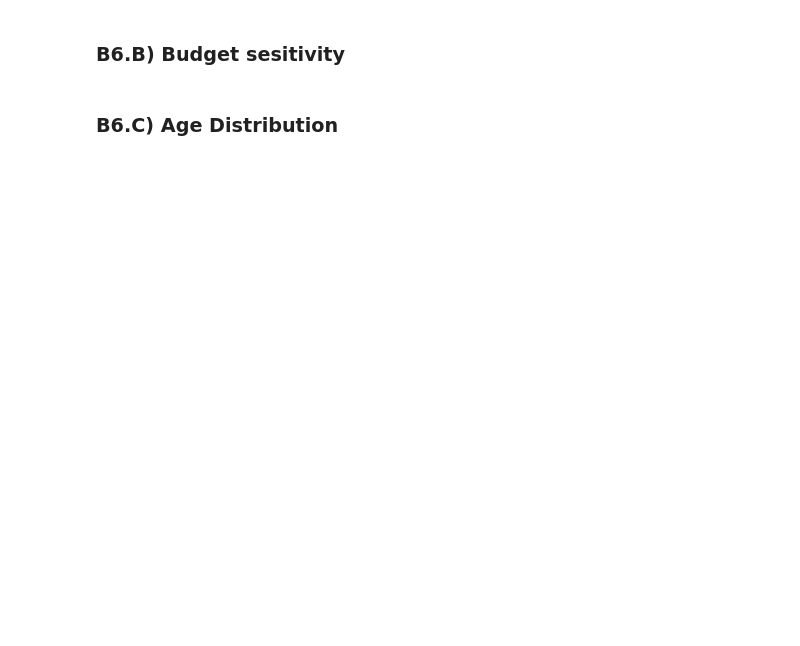
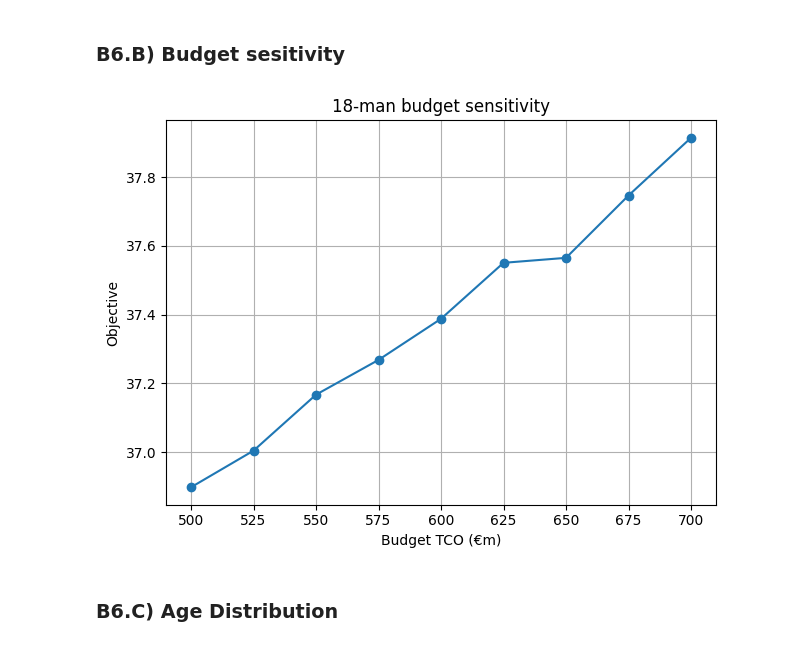
Before and after one commit to manuelpeba/risk-adjusted-scouting, a Jupyter notebook: notebooks/04_budget_constrained_optimisation.ipynb, the cells around one changed output. Cells and saved outputs as stored; diff of their text form; code cells hidden in the pictures; blank space fills up the shorter version.

Commit message:
Notebook 04: export 18-man budget sensitivity figure + add asset for README

```diff
--- a/notebooks/04_budget_constrained_optimisation.ipynb
+++ b/notebooks/04_budget_constrained_optimisation.ipynb
@@ -828,13 +955,18 @@ df_budget_sens
 # %%
 ok = df_budget_sens["success"].fillna(False)
 
 plt.figure()
-plt.plot(df_budget_sens.loc[ok, "budget"], df_budget_sens.loc[ok, "objective"], marker="o")
+plt.plot(df_budget_sens["budget"], df_budget_sens["objective"], marker="o")
 plt.xlabel("Budget TCO (€m)")
 plt.ylabel("Objective")
 plt.title("18-man budget sensitivity")
 plt.grid(True)
+plt.tight_layout()
+
+plt.savefig("reports/figures/18man_budget_sensitivity.png", dpi=200)
 plt.show()
+# %% [output]
+[figure, added]
 # %% [markdown]
 ### B6.C) Age Distribution
 # %%
```
Also changed, not shown: parts of 15 cells of this notebook.
